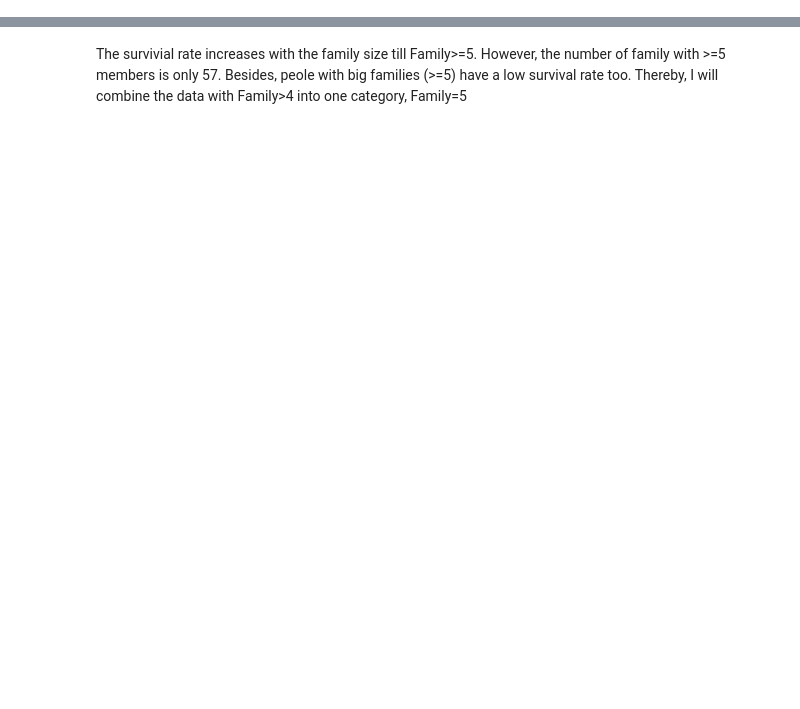
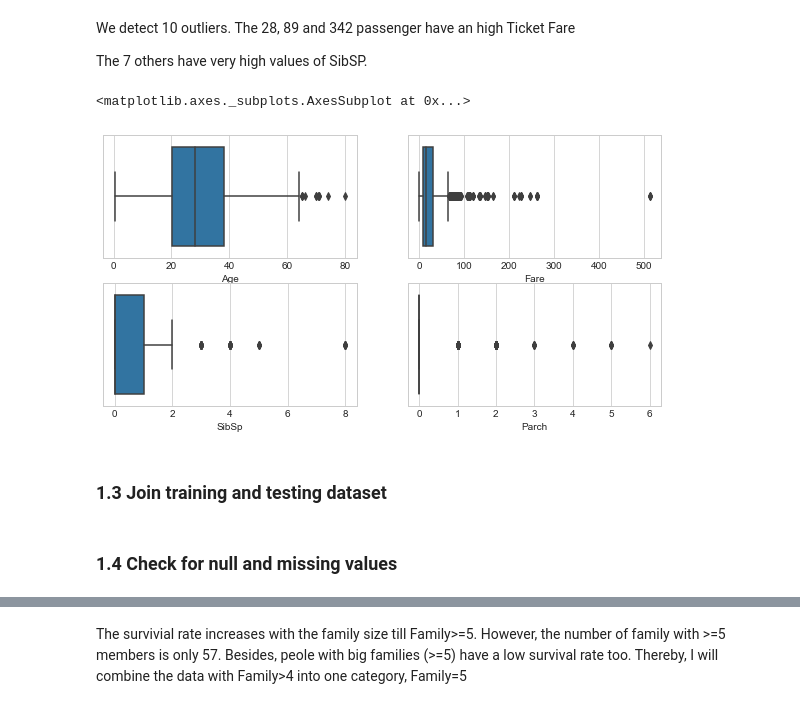
Before and after one commit to yanxiali/Titanic_Survival, a Jupyter notebook: Titanic_Survival.ipynb, the cells around one changed output, grey strips where cells are left out. Drawn from its saved outputs; the diff is of its cells as text; code cells hidden in the pictures; blank space fills up the shorter version.

```diff
--- a/Titanic_Survival.ipynb
+++ b/Titanic_Survival.ipynb
@@ -148,20 +0,0 @@ There is no corresponding value for Cabin, so only look at the relation between
-# %%
-fig, (axis1, axis2, axis3) = plt.subplots(1,3, sharex=False, figsize=(10,2))
-
-Ticket_perc = df[['Ticket','Fare']].groupby(['Ticket'], as_index=False).mean()
-sns.barplot(x='Ticket',y='Fare',data=Ticket_perc, ax=axis1)
-
-Pclass_perc = df[['Pclass','Fare']].groupby(['Pclass'], as_index=False).mean()
-sns.barplot(x='Pclass',y='Fare',data=Pclass_perc, ax=axis2)
-
-Embarked_perc = df[['Embarked','Fare']].groupby(['Embarked'], as_index=False).mean()
-sns.barplot(x='Embarked',y='Fare',data=Embarked_perc, ax=axis3)
-# %%
-# use boxplot to visualize the distribution of Fare for each Pclass
-fig, (axis1, axis2, axis3) = plt.subplots(3,1, sharex=False, figsize=(10,8))
-sns.boxplot('Ticket','Fare',data=df, ax=axis1)
-axis1.set_ylim([0,300])
-sns.boxplot('Pclass','Fare',data=df, ax=axis2)
-axis2.set_ylim(0,300)
-sns.boxplot('Embarked','Fare',data=df, ax=axis3)
-axis3.set_ylim(0,300)
@@ -242,0 +39,6 @@ df[['Family', 'Survived']].groupby(['Family'], as_index=False).mean()
+# %%
+train_df = pd.read_csv('data/train.csv')
+test_df = pd.read_csv('data/test.csv')
+
+# Some quick inspections
+print(train_df.shape, test_df.shape, '\n', train_df.columns.values, '\n', test_df.columns.values)
@@ -242,0 +177,14 @@ df[['Family', 'Survived']].groupby(['Family'], as_index=False).mean()
+# %% [markdown]
+We detect 10 outliers. The 28, 89 and 342 passenger have an high
+Ticket Fare
+
+The 7 others have very high values of SibSP.
+# %%
+fig, ((axis1, axis2), (axis3, axis4)) = plt.subplots(2,2, sharex=False, figsize=(10,5))
+sns.boxplot('Age', data=train_df, ax=axis1)
+sns.boxplot('Fare',data=train_df, ax=axis2)
+sns.boxplot('SibSp', data=train_df, ax=axis3)
+sns.boxplot('Parch',data=train_df)
+# %% [output]
+<matplotlib.axes._subplots.AxesSubplot at 0x...>
+[figure, added]
@@ -242,0 +194,2 @@ df[['Family', 'Survived']].groupby(['Family'], as_index=False).mean()
+# %% [markdown]
+### 1.3 Join training and testing dataset
@@ -242,0 +202,2 @@ df[['Family', 'Survived']].groupby(['Family'], as_index=False).mean()
+# %% [markdown]
+### 1.4 Check for null and missing values
```
Also changed, not shown: parts of 164 cells of this notebook.
